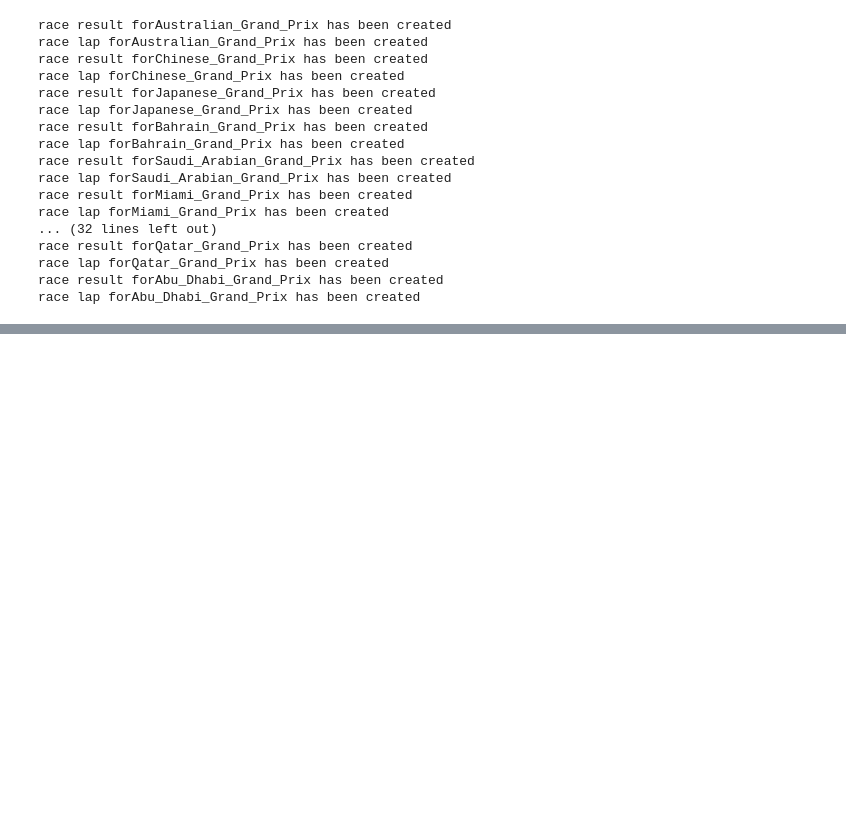
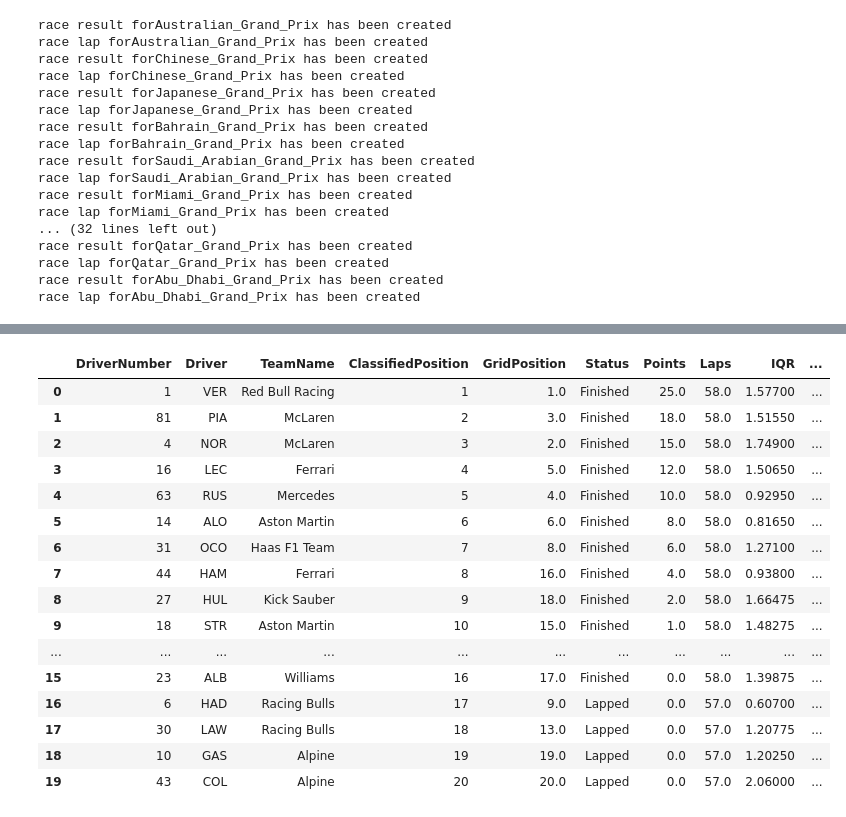
Before and after one commit to TANMAY-0306/f1_analysis_project, a Jupyter notebook: F1_project.ipynb, the cells around one changed output, grey strips where cells are left out. Cells and saved outputs as stored; diff of their text form; code cells hidden in the pictures; blank space fills up the shorter version.

```diff
--- a/F1_project.ipynb
+++ b/F1_project.ipynb
@@ -943,0 +998,5 @@ race lap forAbu_Dhabi_Grand_Prix has been created
+# %%
+m_race_laps=pd.read_csv(f"C:/Users/TANMAY/code/f1_project_2025_datasets/Abu_Dhabi_Grand_Prix/race_clean_laps_data.csv")
+del m_race_laps["Unnamed: 0"]
+m_race_laps=m_race_laps.rename(columns={"LapTime":"RaceLapTime"})
+m_race_laps
@@ -943,0 +1021,5 @@ race lap forAbu_Dhabi_Grand_Prix has been created
+# %%
+m_race_results=pd.read_csv(f"C:/Users/TANMAY/code/f1_project_2025_datasets/Abu_Dhabi_Grand_Prix/race_clean_results_data.csv")
+del m_race_results["Unnamed: 0"]
+m_race_results=m_race_results.rename(columns={"Abbreviation":"Driver"})
+m_race_results
@@ -943,0 +1044,21 @@ race lap forAbu_Dhabi_Grand_Prix has been created
+# %%
+m1=pd.merge(m_race_results, m_race_laps,left_on=["DriverNumber","Driver"],right_on=["DriverNumber","Driver"],how="left")
+m1
+# %% [output]
+|  | DriverNumber | Driver | TeamName | ClassifiedPosition | GridPosition | Status | Points | Laps | IQR | ... |
+| 0 | 1 | VER | Red Bull Racing | 1 | 1.0 | Finished | 25.0 | 58.0 | 1.57700 | ... |
+| 1 | 81 | PIA | McLaren | 2 | 3.0 | Finished | 18.0 | 58.0 | 1.51550 | ... |
+| 2 | 4 | NOR | McLaren | 3 | 2.0 | Finished | 15.0 | 58.0 | 1.74900 | ... |
+| 3 | 16 | LEC | Ferrari | 4 | 5.0 | Finished | 12.0 | 58.0 | 1.50650 | ... |
+| 4 | 63 | RUS | Mercedes | 5 | 4.0 | Finished | 10.0 | 58.0 | 0.92950 | ... |
+| 5 | 14 | ALO | Aston Martin | 6 | 6.0 | Finished | 8.0 | 58.0 | 0.81650 | ... |
+| 6 | 31 | OCO | Haas F1 Team | 7 | 8.0 | Finished | 6.0 | 58.0 | 1.27100 | ... |
+| 7 | 44 | HAM | Ferrari | 8 | 16.0 | Finished | 4.0 | 58.0 | 0.93800 | ... |
+| 8 | 27 | HUL | Kick Sauber | 9 | 18.0 | Finished | 2.0 | 58.0 | 1.66475 | ... |
+| 9 | 18 | STR | Aston Martin | 10 | 15.0 | Finished | 1.0 | 58.0 | 1.48275 | ... |
+| ... | ... | ... | ... | ... | ... | ... | ... | ... | ... | ... |
+| 15 | 23 | ALB | Williams | 16 | 17.0 | Finished | 0.0 | 58.0 | 1.39875 | ... |
+| 16 | 6 | HAD | Racing Bulls | 17 | 9.0 | Lapped | 0.0 | 57.0 | 0.60700 | ... |
+| 17 | 30 | LAW | Racing Bulls | 18 | 13.0 | Lapped | 0.0 | 57.0 | 1.20775 | ... |
+| 18 | 10 | GAS | Alpine | 19 | 19.0 | Lapped | 0.0 | 57.0 | 1.20250 | ... |
+| 19 | 43 | COL | Alpine | 20 | 20.0 | Lapped | 0.0 | 57.0 | 2.06000 | ... |
```
Also changed, not shown: parts of 13 cells of this notebook.
